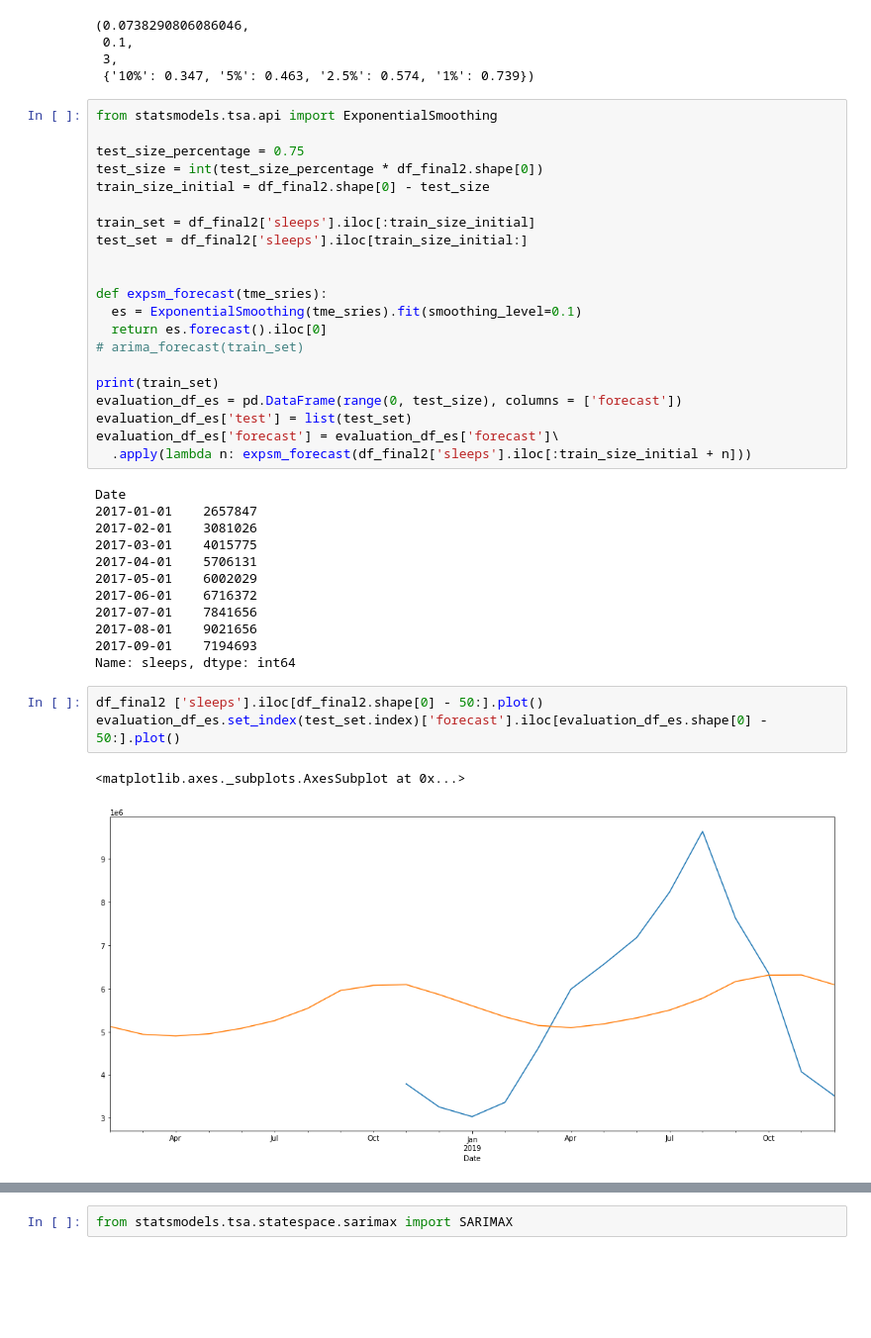
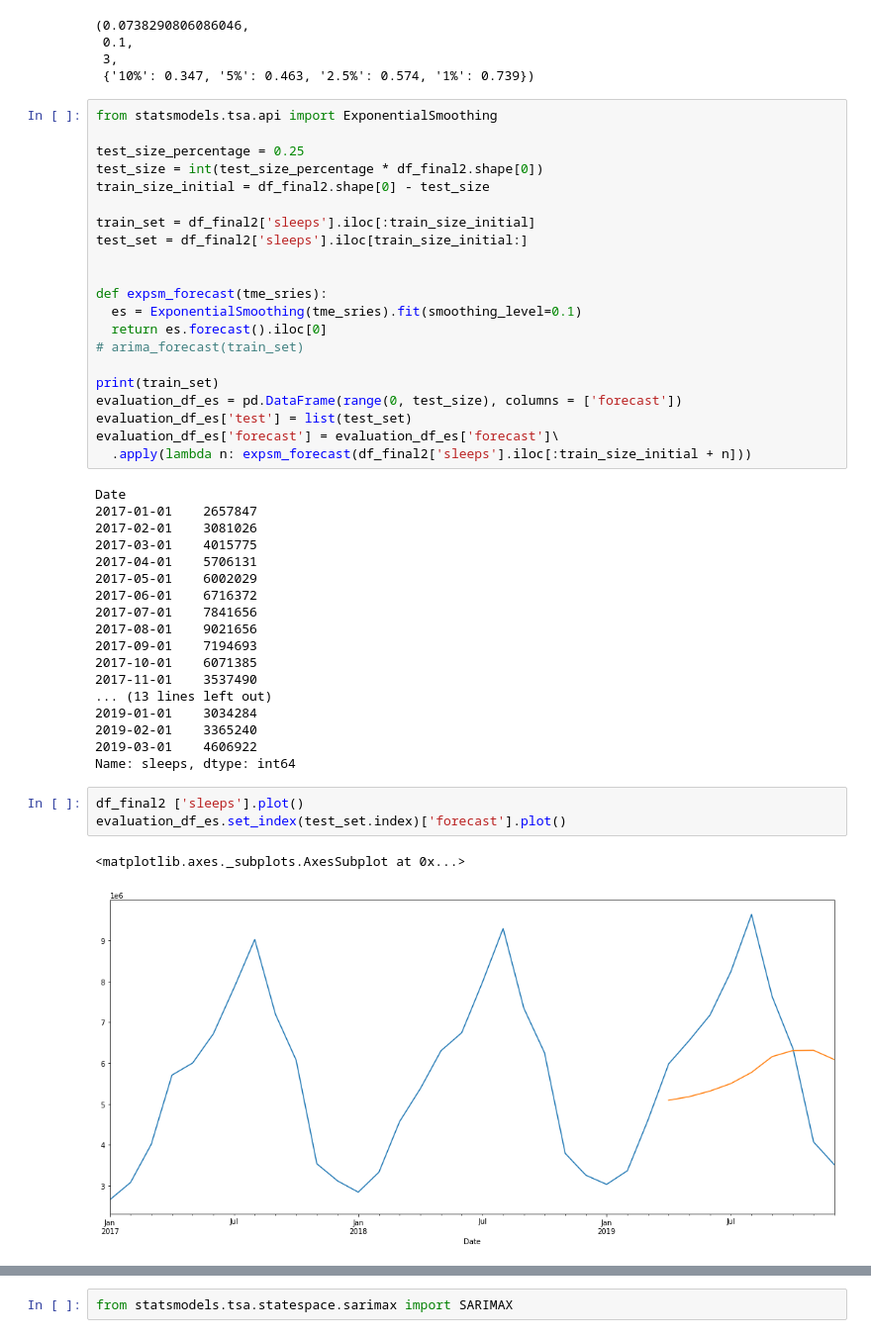
Before and after one commit to LuisaPolicarpo/Project5, a Jupyter notebook: Time_series_s_e_g.ipynb, the cells around one changed output, grey strips where cells are left out. Shown at 99% size. Saved outputs shown, nothing was run; the diff lists cells and outputs as text; blank space fills up the shorter version.

```diff
--- a/Time_series_s_e_g.ipynb
+++ b/Time_series_s_e_g.ipynb
@@ -642,7 +673,7 @@ look-up table. The actual p-value is greater than the p-value returned.
 # %%
 from statsmodels.tsa.api import ExponentialSmoothing
 
-test_size_percentage = 0.75
+test_size_percentage = 0.25
 test_size = int(test_size_percentage * df_final2.shape[0])
 train_size_initial = df_final2.shape[0] - test_size
 
@@ -671,13 +702,19 @@ Date
 2017-07-01    7841656
 2017-08-01    9021656
 2017-09-01    7194693
+2017-10-01    6071385
+2017-11-01    3537490
+... (13 lines left out)
+2019-01-01    3034284
+2019-02-01    3365240
+2019-03-01    4606922
 Name: sleeps, dtype: int64
 # %%
-df_final2 ['sleeps'].iloc[df_final2.shape[0] - 50:].plot()
-evaluation_df_es.set_index(test_set.index)['forecast'].iloc[evaluation_df_es.shape[0] - 50:].plot()
+df_final2 ['sleeps'].plot()
+evaluation_df_es.set_index(test_set.index)['forecast'].plot()
 # %% [output]
 <matplotlib.axes._subplots.AxesSubplot at 0x...>
-[figure, old version]
+[figure, new version]
 # %%
 test_size_percentage = 0.20
 test_size = int(test_size_percentage * df_final2.shape[0])
```
Also changed, not shown: parts of 8 cells of this notebook.
